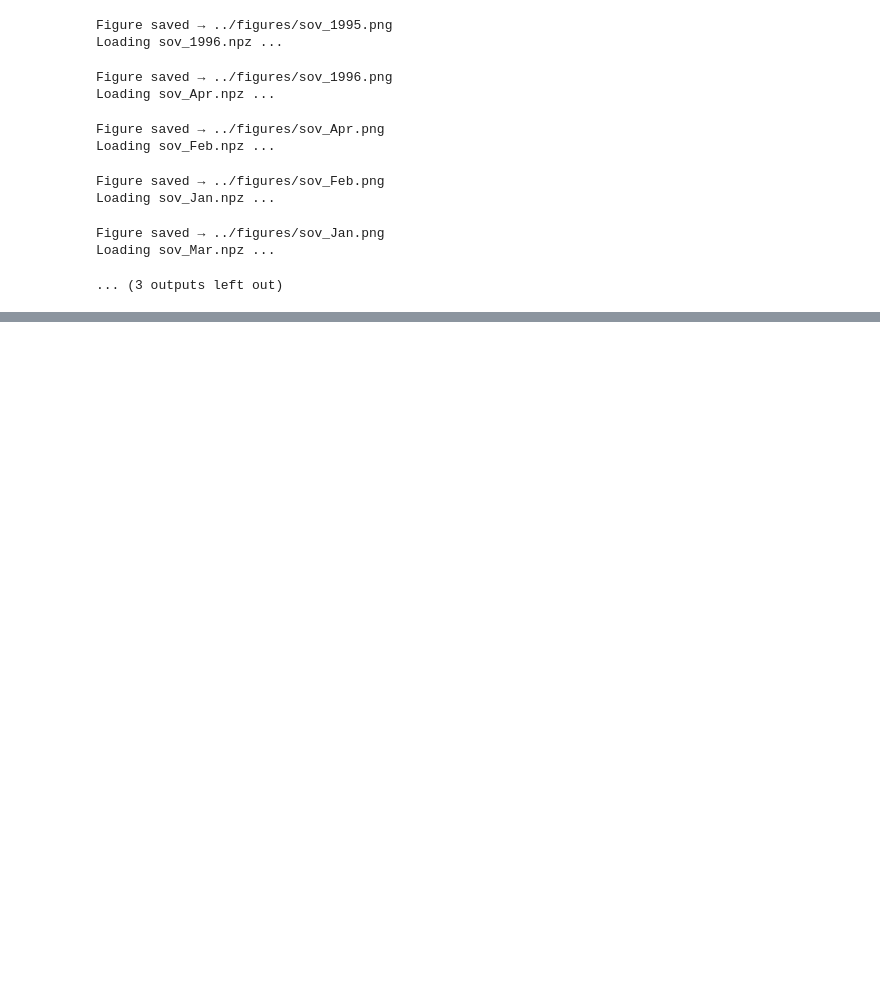
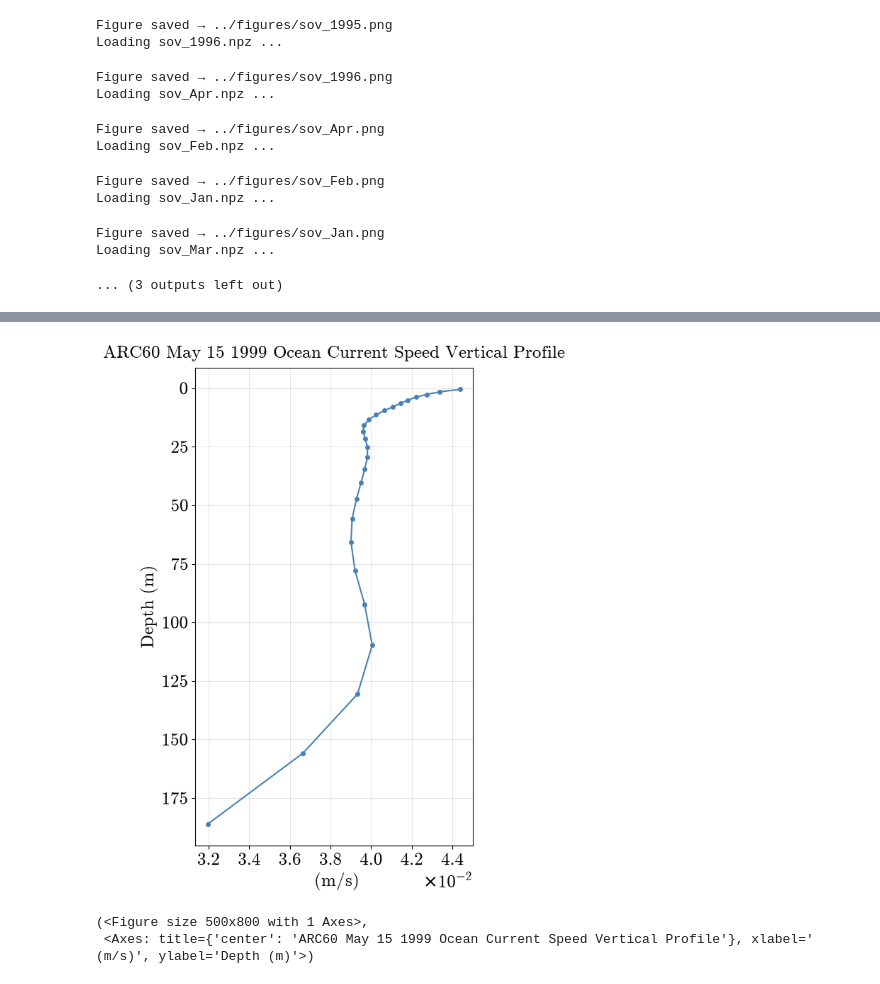
Before and after one commit to andresilvasquez/ARC60DataAnalysis, a Jupyter notebook: codes/beaufortGyre.ipynb, the cells around one changed output, grey strips where cells are left out. Cells and saved outputs as stored; diff of their text form; code cells hidden in the pictures; blank space fills up the shorter version.

```diff
--- a/codes/beaufortGyre.ipynb
+++ b/codes/beaufortGyre.ipynb
@@ -2752,0 +3772,6 @@ Loading sov_Mar.npz ...
+# %%
+graphVerticalProfile('vprofile_speed_y1999m05d15')
+# %% [output]
+[figure, added]
+(<Figure size 500x800 with 1 Axes>,
+ <Axes: title={'center': 'ARC60 May 15 1999 Ocean Current Speed Vertical Profile'}, xlabel=' (m/s)', ylabel='Depth (m)'>)
```
Also changed, not shown: parts of 7 cells of this notebook.
